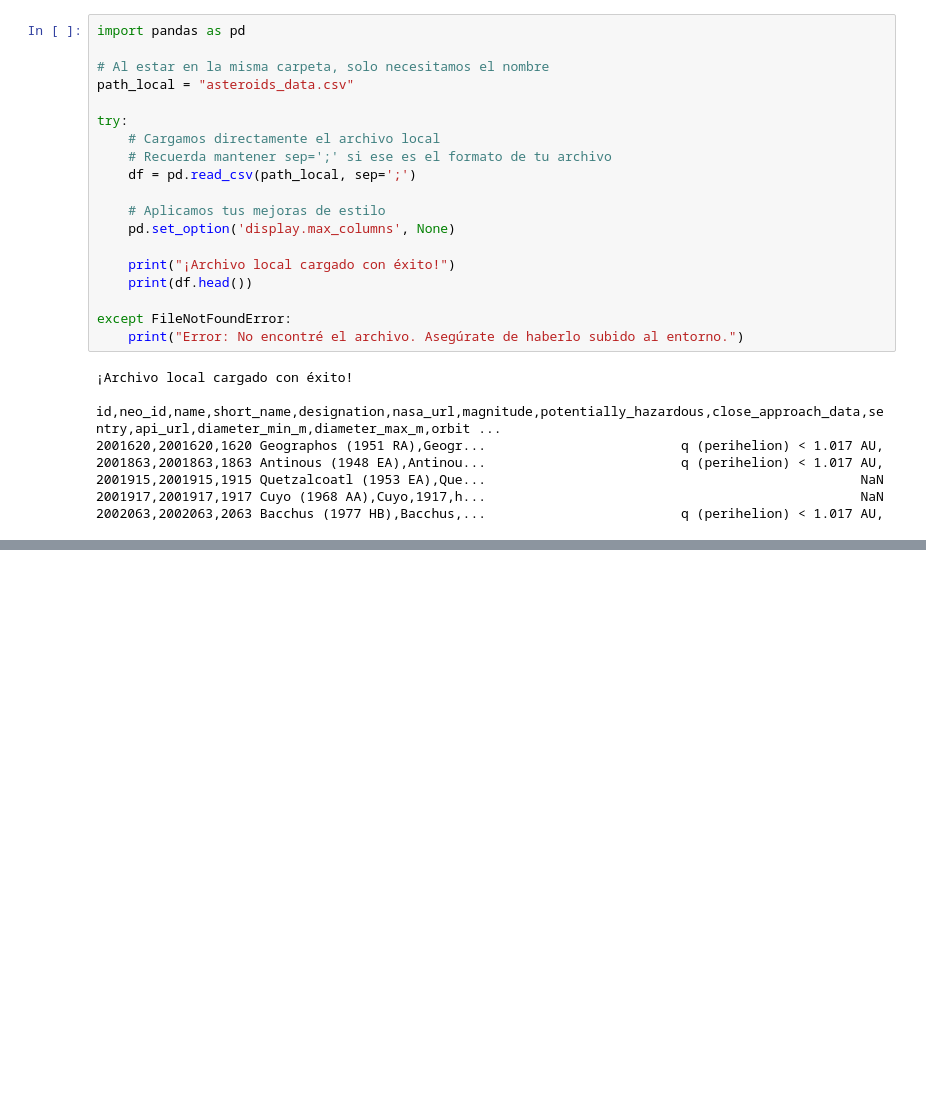
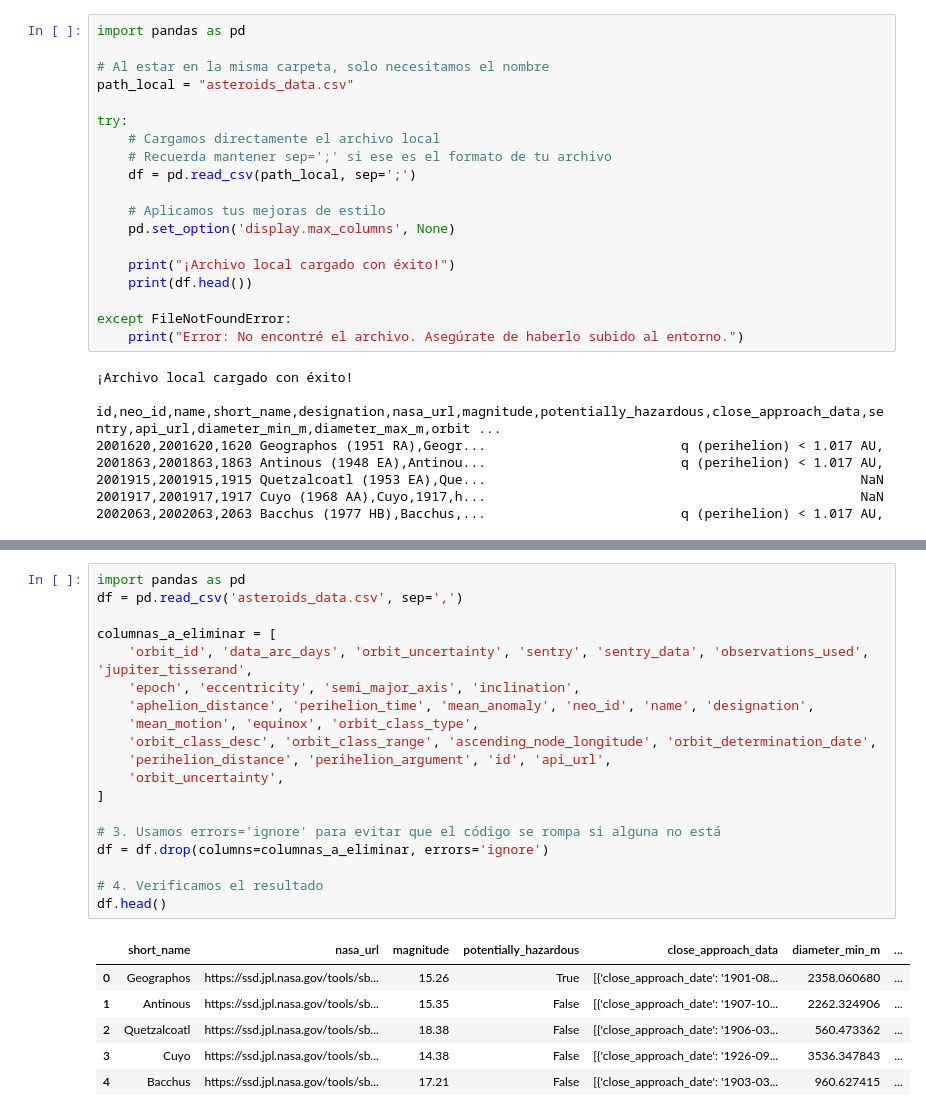
Before and after one commit to nailaikhenazenni-afk/proyecto_idividual_asteroides, a Jupyter notebook: proyecto_individual_asteroides.ipynb, the cells around one changed output, grey strips where cells are left out. Cells and saved outputs as stored; diff of their text form; blank space fills up the shorter version.

```diff
--- a/proyecto_individual_asteroides.ipynb
+++ b/proyecto_individual_asteroides.ipynb
@@ -168,0 +187,26 @@ except FileNotFoundError:
+# %%
+import pandas as pd
+df = pd.read_csv('asteroids_data.csv', sep=',')
+
+columnas_a_eliminar = [
+    'orbit_id', 'data_arc_days', 'orbit_uncertainty', 'sentry', 'sentry_data', 'observations_used', 'jupiter_tisserand',
+    'epoch', 'eccentricity', 'semi_major_axis', 'inclination',
+    'aphelion_distance', 'perihelion_time', 'mean_anomaly', 'neo_id', 'name', 'designation',
+    'mean_motion', 'equinox', 'orbit_class_type',
+    'orbit_class_desc', 'orbit_class_range', 'ascending_node_longitude', 'orbit_determination_date',
+    'perihelion_distance', 'perihelion_argument', 'id', 'api_url',
+    'orbit_uncertainty',
+]
+
+# 3. Usamos errors='ignore' para evitar que el código se rompa si alguna no está
+df = df.drop(columns=columnas_a_eliminar, errors='ignore')
+
+# 4. Verificamos el resultado
+df.head()
+# %% [output]
+|  | short_name | nasa_url | magnitude | potentially_hazardous | close_approach_data | diameter_min_m | ... |
+| 0 | Geographos | https://ssd.jpl.nasa.gov/tools/sb... | 15.26 | True | [{'close_approach_date': '1901-08... | 2358.060680 | ... |
+| 1 | Antinous | https://ssd.jpl.nasa.gov/tools/sb... | 15.35 | False | [{'close_approach_date': '1907-10... | 2262.324906 | ... |
+| 2 | Quetzalcoatl | https://ssd.jpl.nasa.gov/tools/sb... | 18.38 | False | [{'close_approach_date': '1906-03... | 560.473362 | ... |
+| 3 | Cuyo | https://ssd.jpl.nasa.gov/tools/sb... | 14.38 | False | [{'close_approach_date': '1926-09... | 3536.347843 | ... |
+| 4 | Bacchus | https://ssd.jpl.nasa.gov/tools/sb... | 17.21 | False | [{'close_approach_date': '1903-03... | 960.627415 | ... |
```
Also changed, not shown: parts of 21 cells of this notebook, 3 other files.
